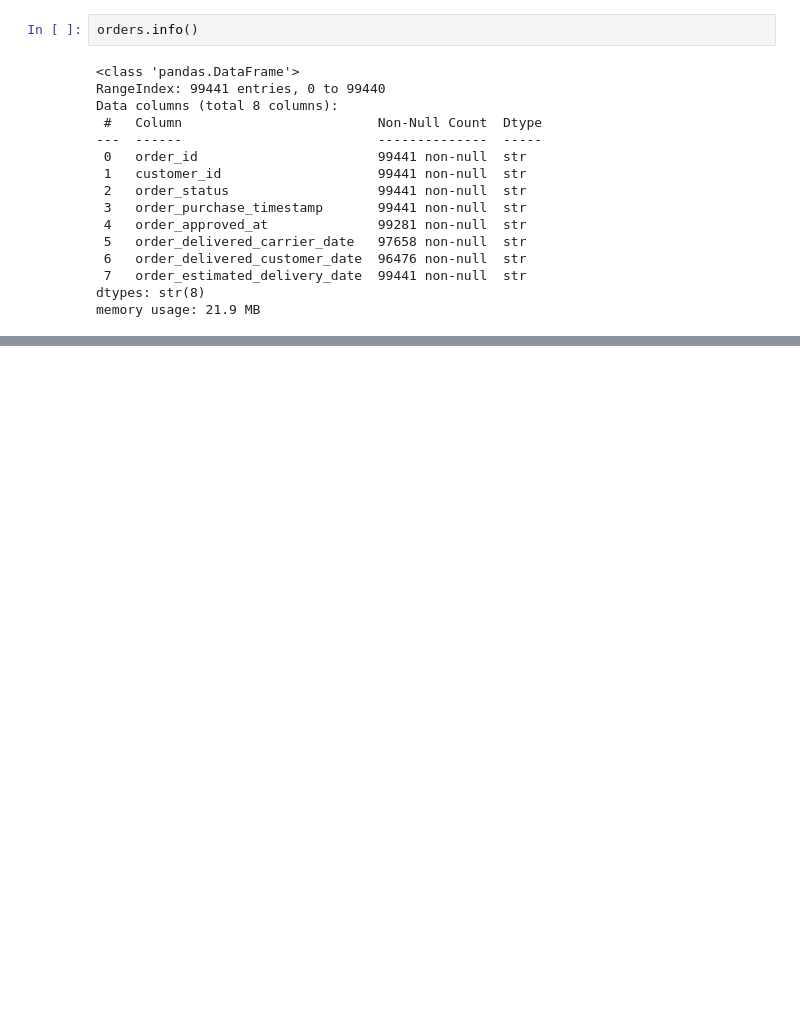
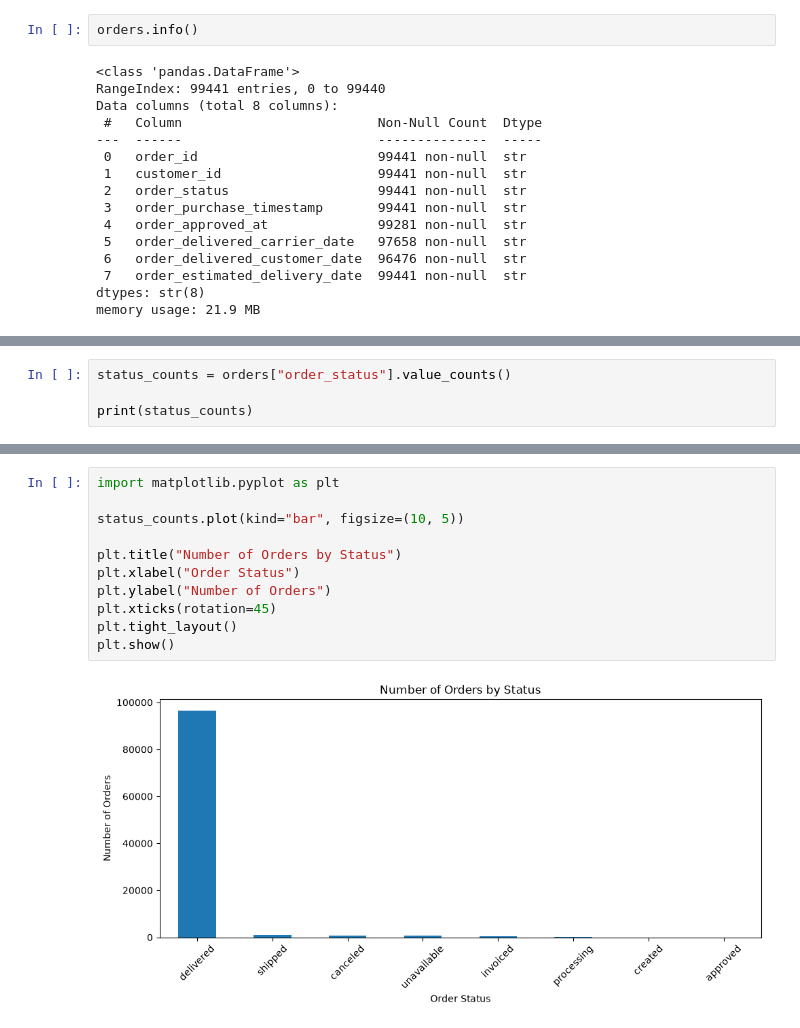
Before and after one commit to Rajapakshaminindu/Data-Engineering-01, a Jupyter notebook: RetailFlow/notebooks/01_data_exploration.ipynb, the cells around one changed output, grey strips where cells are left out. Drawn from its saved outputs; the diff is of its cells as text; blank space fills up the shorter version.

Commit message:
Understand Orders dataset , Analyse order statuses , Explore related datasets , Primary Keys, Foreign Keys and JOINs

```diff
--- a/RetailFlow/notebooks/01_data_exploration.ipynb
+++ b/RetailFlow/notebooks/01_data_exploration.ipynb
@@ -80,0 +124,4 @@ memory usage: 21.9 MB
+# %%
+status_counts = orders["order_status"].value_counts()
+
+print(status_counts)
@@ -80,0 +156,13 @@ memory usage: 21.9 MB
+# %%
+import matplotlib.pyplot as plt
+
+status_counts.plot(kind="bar", figsize=(10, 5))
+
+plt.title("Number of Orders by Status")
+plt.xlabel("Order Status")
+plt.ylabel("Number of Orders")
+plt.xticks(rotation=45)
+plt.tight_layout()
+plt.show()
+# %% [output]
+[figure, added]
```
Also changed, not shown: parts of 11 cells of this notebook.
